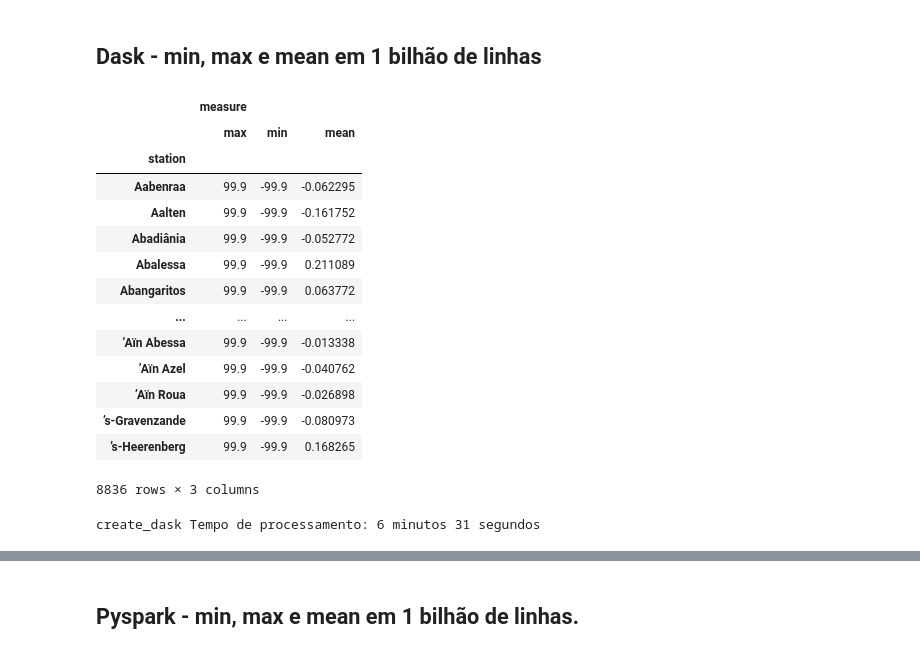
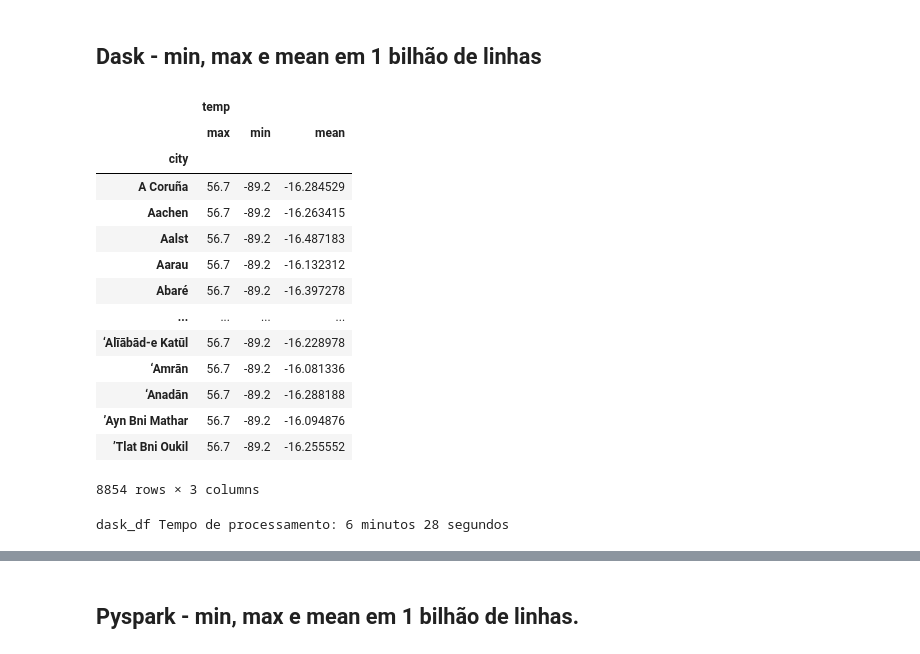
Before and after one commit to Jcnok/bootcamp-jornada-de-dados_2024, a Jupyter notebook: aula_05/aula_05.ipynb, the cells around one changed output, grey strips where cells are left out. Drawn from its saved outputs; the diff is of its cells as text; code cells hidden in the pictures.

```diff
--- a/aula_05/aula_05.ipynb
+++ b/aula_05/aula_05.ipynb
@@ -159,7 +121,7 @@ def timer_to_csv(func):
         tempo_formatado = format_time(tempo_em_segundos)
 
         # Salvando o nome da função e o tempo de execução em um arquivo CSV
-        with open('tempos_execucao.csv', 'a', newline='') as csvfile:
+        with open('data/tempos_execucao.csv', 'a', newline='') as csvfile:
             writer = csv.writer(csvfile)
             writer.writerow([func.__name__, tempo_formatado])
 
@@ -284,7 +246,0 @@ df.to_csv('data/teste.txt',sep=';', header=False, index=False)
-# %%
-%load_ext cudf.pandas
-import pandas as pd
-df = pd.read_csv('data/weather_stations.csv',
-                 sep=';', header=None,
-                 names=['station', 'temp'],
-                 skiprows=2,dtype={'station':'str','temp':'float32'})
@@ -851,20 +745,21 @@ Tempo de processamento:-1709939632.573 segundos
 # Instalando a lib polars
 !poetry add polars
 # %%
+# Polars => script para caluclar min, max e mean em um bilhão de linhas.
 import polars as pl
-@timer
-def create_polars_df():
-    pl.Config.set_streaming_chunk_size(5000000)
+@timer_to_csv
+def polars_df():
+    pl.Config.set_streaming_chunk_size(100000)
     # Leitura do arquivo CSV e definição do schema
     return (pl.scan_csv("data/measurements.txt", separator=";", has_header=False,
-                        schema={"station": pl.String, "measure": pl.Float64})
-                        .group_by("station").agg(
-                                                 max_temp=pl.col("measure").max(),
-                                                 min_temp=pl.col("measure").min(),
-                                                 mean_temp=pl.col("measure").mean()
-                                                ).sort("station").collect(streaming=True)
+                        schema={"city": pl.String, "temp": pl.Float64})
+                        .group_by("city").agg(
+                                                 max_temp=pl.col("temp").max(),
+                                                 min_temp=pl.col("temp").min(),
+                                                 mean_temp=pl.col("temp").mean()
+                                                ).sort("city").collect(streaming=True)
            )
 if __name__ == "__main__":
-    df = create_polars_df()
+    df = polars_df()
     print(df)
 # %% [output]
@@ -985,35 +860,36 @@ conn.close()
 #necessário Instalar.
 !pip install dask-expr
 # %%
+# Dask => script para caluclar min, max e mean em um bilhão de linhas.
 import dask
 dask.config.set({'dataframe.query-planning': True})
 import dask.dataframe as dd
-@timer
-def create_dask():
+@timer_to_csv
+def dask_df():
     # Ler o arquivo txt diretamente em um DataFrame Dask
-    df = dd.read_csv('data/measurements.txt', delimiter=';', header=None, names=['station', 'measure'])
+    df = dd.read_csv('data/measurements.txt', delimiter=';', header=None, names=['city', 'temp'])
     # min, max, e mean pela cidade ordenado pelo index
-    return display(df.groupby('station').agg({'measure': ['max','min','mean']}).compute().sort_index())
+    return display(df.groupby('city').agg({'temp': ['max','min','mean']}).compute().sort_index())
 
 if __name__ == "__main__":
-    create_dask()
+    dask_df()
 # %% [output]
-|  | measure |  |  |
+|  | temp |  |  |
 |  | max | min | mean |
-| station |  |  |  |
-| Aabenraa | 99.9 | -99.9 | -0.062295 |
-| Aalten | 99.9 | -99.9 | -0.161752 |
-| Abadiânia | 99.9 | -99.9 | -0.052772 |
-| Abalessa | 99.9 | -99.9 | 0.211089 |
-| Abangaritos | 99.9 | -99.9 | 0.063772 |
+| city |  |  |  |
+| A Coruña | 56.7 | -89.2 | -16.284529 |
+| Aachen | 56.7 | -89.2 | -16.263415 |
+| Aalst | 56.7 | -89.2 | -16.487183 |
+| Aarau | 56.7 | -89.2 | -16.132312 |
+| Abaré | 56.7 | -89.2 | -16.397278 |
 | ... | ... | ... | ... |
-| ’Aïn Abessa | 99.9 | -99.9 | -0.013338 |
-| ’Aïn Azel | 99.9 | -99.9 | -0.040762 |
-| ’Aïn Roua | 99.9 | -99.9 | -0.026898 |
-| ’s-Gravenzande | 99.9 | -99.9 | -0.080973 |
-| ’s-Heerenberg | 99.9 | -99.9 | 0.168265 |
+| ‘Alīābād-e Katūl | 56.7 | -89.2 | -16.228978 |
+| ‘Amrān | 56.7 | -89.2 | -16.081336 |
+| ‘Anadān | 56.7 | -89.2 | -16.288188 |
+| ’Ayn Bni Mathar | 56.7 | -89.2 | -16.094876 |
+| ’Tlat Bni Oukil | 56.7 | -89.2 | -16.255552 |
-8836 rows × 3 columns
+8854 rows × 3 columns
-create_dask Tempo de processamento: 6 minutos 31 segundos
+dask_df Tempo de processamento: 6 minutos 28 segundos
 # %%
 import dask
 dask.config.set({'dataframe.query-planning': True})
```
Also changed, not shown: parts of 78 cells of this notebook.
